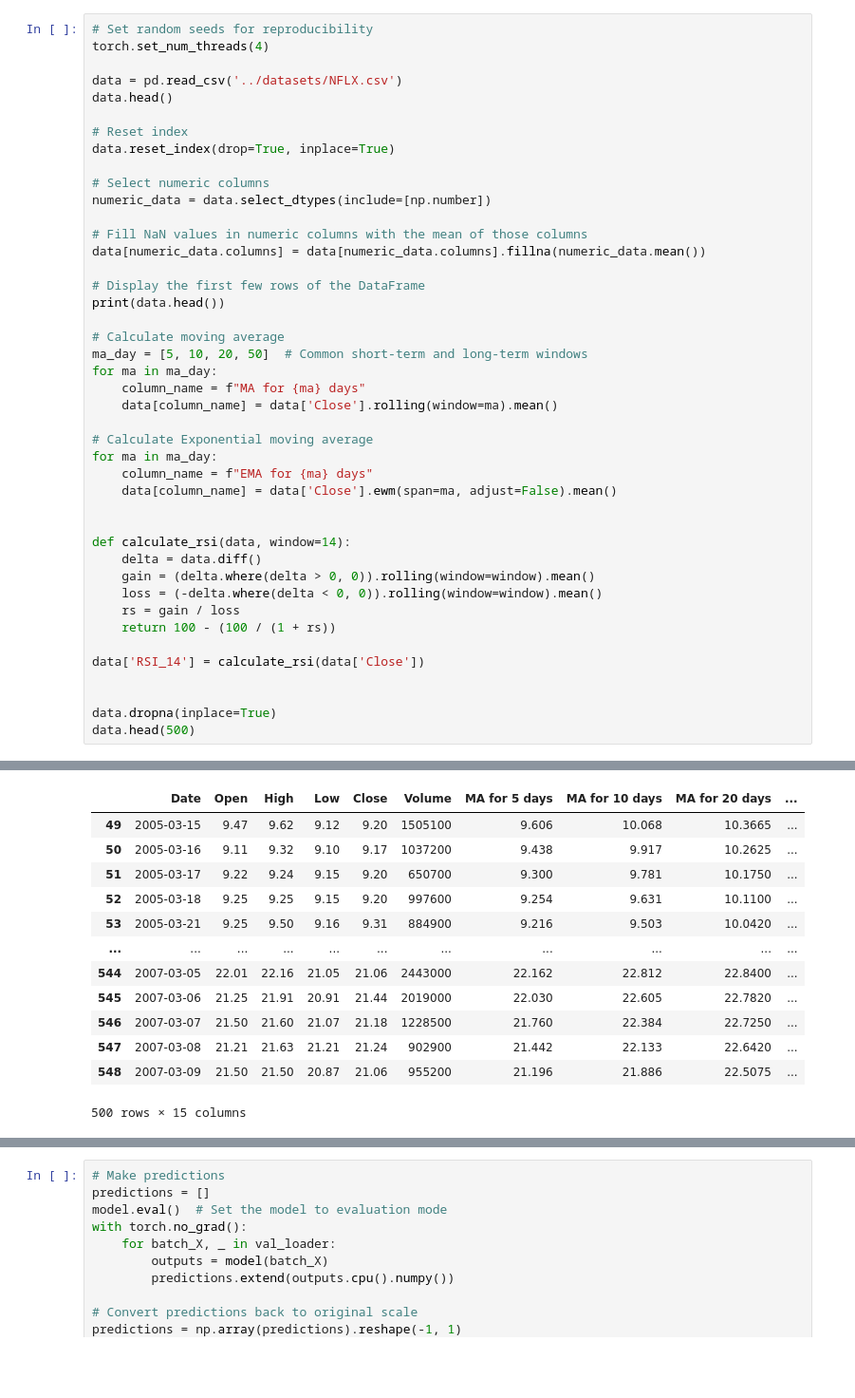
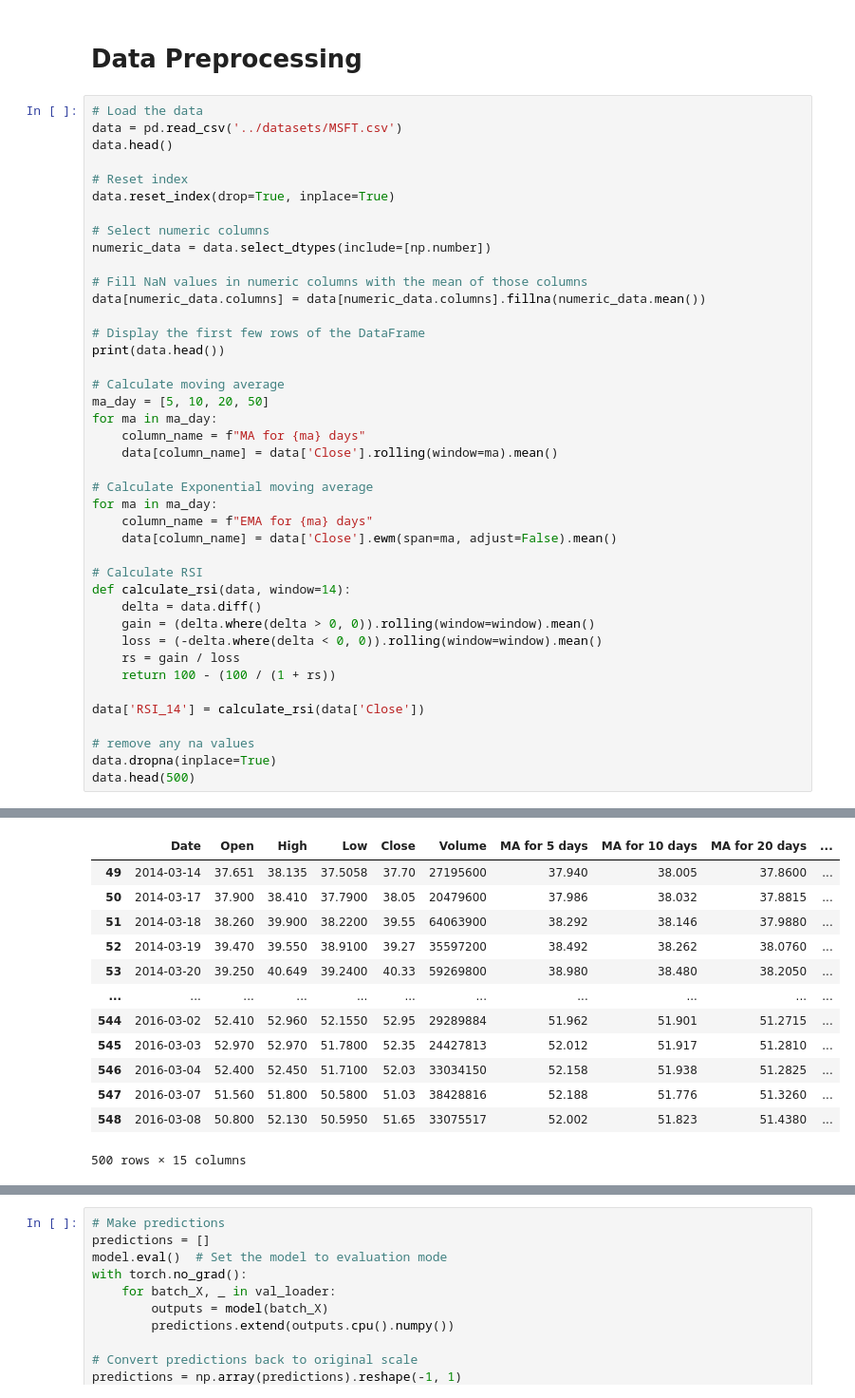
Before and after one commit to mitpoet/2203235_Capstone, a Jupyter notebook: Transformer_lstm/transformer-lstm-MSFT.ipynb, the cells around one changed output, grey strips where cells are left out. Shown at 95% size. Cells and saved outputs as stored; diff of their text form; blank space fills up the shorter version.

```diff
--- a/Transformer_lstm/transformer-lstm-MSFT.ipynb
+++ b/Transformer_lstm/transformer-lstm-MSFT.ipynb
@@ -22,11 +23,11 @@ from tensorflow.keras.models import Sequential
 from tensorflow.keras.layers import LSTM, Dense
 import matplotlib.pyplot as plt
 from torch.optim.lr_scheduler import ReduceLROnPlateau
+# %% [markdown]
+# Data Preprocessing
 # %%
-# Set random seeds for reproducibility
-torch.set_num_threads(4)
-
-data = pd.read_csv('../datasets/NFLX.csv')
+# Load the data
+data = pd.read_csv('../datasets/MSFT.csv')
 data.head()
 
 # Reset index
@@ -42,7 +43,7 @@ data[numeric_data.columns] = data[numeric_data.columns].fillna(numeric_data.mean
 print(data.head())
 
 # Calculate moving average
-ma_day = [5, 10, 20, 50]  # Common short-term and long-term windows
+ma_day = [5, 10, 20, 50]
 for ma in ma_day:
     column_name = f"MA for {ma} days"
     data[column_name] = data['Close'].rolling(window=ma).mean()
@@ -52,7 +53,7 @@ for ma in ma_day:
     column_name = f"EMA for {ma} days"
     data[column_name] = data['Close'].ewm(span=ma, adjust=False).mean()
 
-
+# Calculate RSI
 def calculate_rsi(data, window=14):
     delta = data.diff()
     gain = (delta.where(delta > 0, 0)).rolling(window=window).mean()
@@ -62,7 +63,7 @@ def calculate_rsi(data, window=14):
 
 data['RSI_14'] = calculate_rsi(data['Close'])
 
-
+# remove any na values
 data.dropna(inplace=True)
 data.head(500)
 # %% [output]
@@ -75,15 +76,15 @@ data.head(500)
 |  | Date | Open | High | Low | Close | Volume | MA for 5 days | MA for 10 days | MA for 20 days | ... |
-| 49 | 2005-03-15 | 9.47 | 9.62 | 9.12 | 9.20 | 1505100 | 9.606 | 10.068 | 10.3665 | ... |
-| 50 | 2005-03-16 | 9.11 | 9.32 | 9.10 | 9.17 | 1037200 | 9.438 | 9.917 | 10.2625 | ... |
-| 51 | 2005-03-17 | 9.22 | 9.24 | 9.15 | 9.20 | 650700 | 9.300 | 9.781 | 10.1750 | ... |
-| 52 | 2005-03-18 | 9.25 | 9.25 | 9.15 | 9.20 | 997600 | 9.254 | 9.631 | 10.1100 | ... |
-| 53 | 2005-03-21 | 9.25 | 9.50 | 9.16 | 9.31 | 884900 | 9.216 | 9.503 | 10.0420 | ... |
+| 49 | 2014-03-14 | 37.651 | 38.135 | 37.5058 | 37.70 | 27195600 | 37.940 | 38.005 | 37.8600 | ... |
+| 50 | 2014-03-17 | 37.900 | 38.410 | 37.7900 | 38.05 | 20479600 | 37.986 | 38.032 | 37.8815 | ... |
+| 51 | 2014-03-18 | 38.260 | 39.900 | 38.2200 | 39.55 | 64063900 | 38.292 | 38.146 | 37.9880 | ... |
+| 52 | 2014-03-19 | 39.470 | 39.550 | 38.9100 | 39.27 | 35597200 | 38.492 | 38.262 | 38.0760 | ... |
+| 53 | 2014-03-20 | 39.250 | 40.649 | 39.2400 | 40.33 | 59269800 | 38.980 | 38.480 | 38.2050 | ... |
 | ... | ... | ... | ... | ... | ... | ... | ... | ... | ... | ... |
-| 544 | 2007-03-05 | 22.01 | 22.16 | 21.05 | 21.06 | 2443000 | 22.162 | 22.812 | 22.8400 | ... |
-| 545 | 2007-03-06 | 21.25 | 21.91 | 20.91 | 21.44 | 2019000 | 22.030 | 22.605 | 22.7820 | ... |
-| 546 | 2007-03-07 | 21.50 | 21.60 | 21.07 | 21.18 | 1228500 | 21.760 | 22.384 | 22.7250 | ... |
-| 547 | 2007-03-08 | 21.21 | 21.63 | 21.21 | 21.24 | 902900 | 21.442 | 22.133 | 22.6420 | ... |
-| 548 | 2007-03-09 | 21.50 | 21.50 | 20.87 | 21.06 | 955200 | 21.196 | 21.886 | 22.5075 | ... |
+| 544 | 2016-03-02 | 52.410 | 52.960 | 52.1550 | 52.95 | 29289884 | 51.962 | 51.901 | 51.2715 | ... |
+| 545 | 2016-03-03 | 52.970 | 52.970 | 51.7800 | 52.35 | 24427813 | 52.012 | 51.917 | 51.2810 | ... |
+| 546 | 2016-03-04 | 52.400 | 52.450 | 51.7100 | 52.03 | 33034150 | 52.158 | 51.938 | 51.2825 | ... |
+| 547 | 2016-03-07 | 51.560 | 51.800 | 50.5800 | 51.03 | 38428816 | 52.188 | 51.776 | 51.3260 | ... |
+| 548 | 2016-03-08 | 50.800 | 52.130 | 50.5950 | 51.65 | 33075517 | 52.002 | 51.823 | 51.4380 | ... |
 500 rows × 15 columns
 # %%
 # Select key features
```
Also changed, not shown: parts of 10 cells of this notebook, 34 other files.
